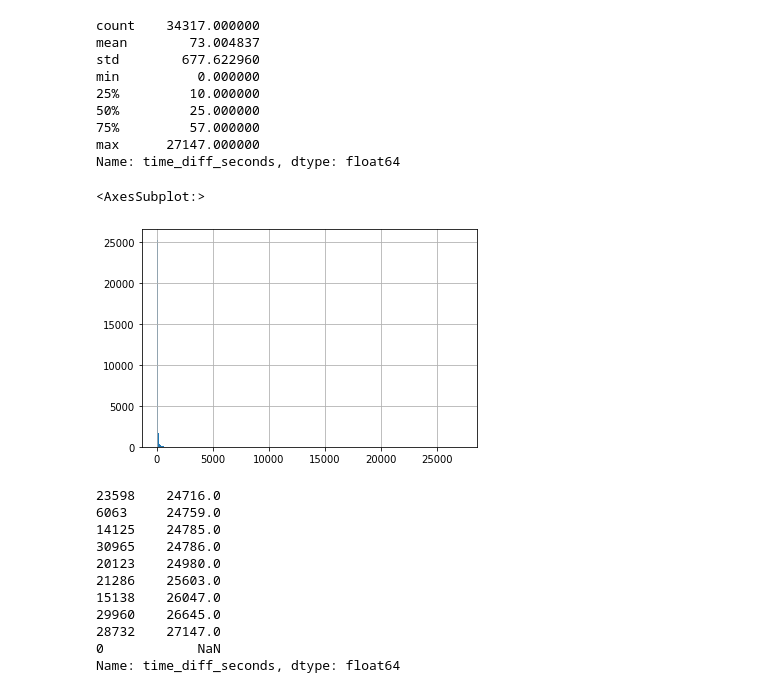
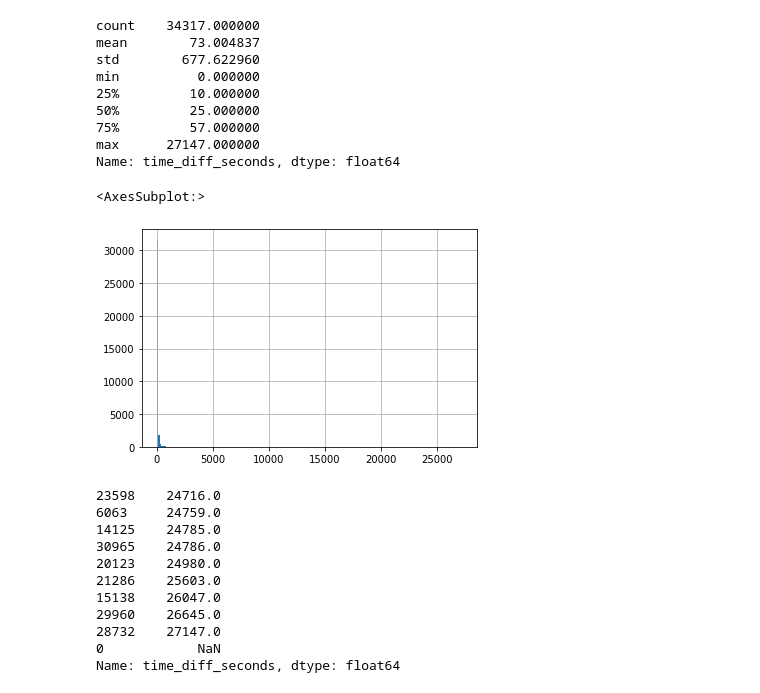
Before and after one commit to wluo-personal/logisds, a Jupyter notebook: jupyter/preview.ipynb, the cells around one changed output. Drawn from its saved outputs; the diff is of its cells as text; code cells hidden in the pictures.

```diff
--- a/jupyter/preview.ipynb
+++ b/jupyter/preview.ipynb
@@ -42,10 +42,10 @@ min          0.000000
 max      27147.000000
 Name: time_diff_seconds, dtype: float64
 # %%
-data["time_diff_seconds"].hist(bins=500)
+data["time_diff_seconds"].hist(bins=200)
 # %% [output]
 <AxesSubplot:>
-[figure, old version]
+[figure, new version]
 # %%
 data["time_diff_seconds"].sort_values().tail(10)
 # %% [output]
```
Also changed, not shown: 9 other files.
